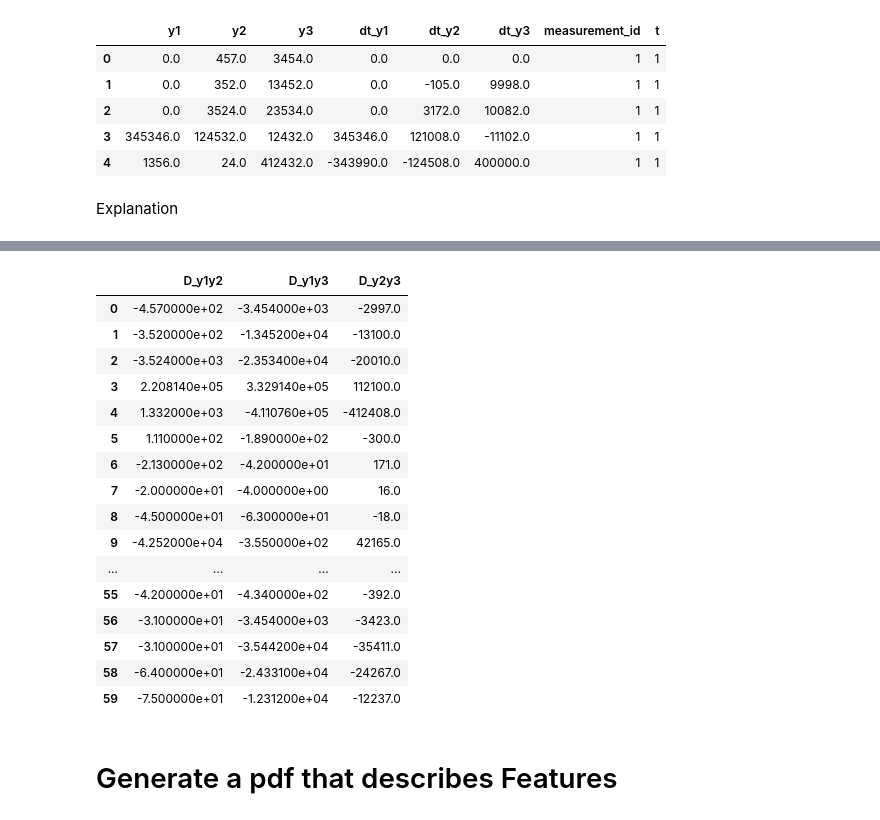
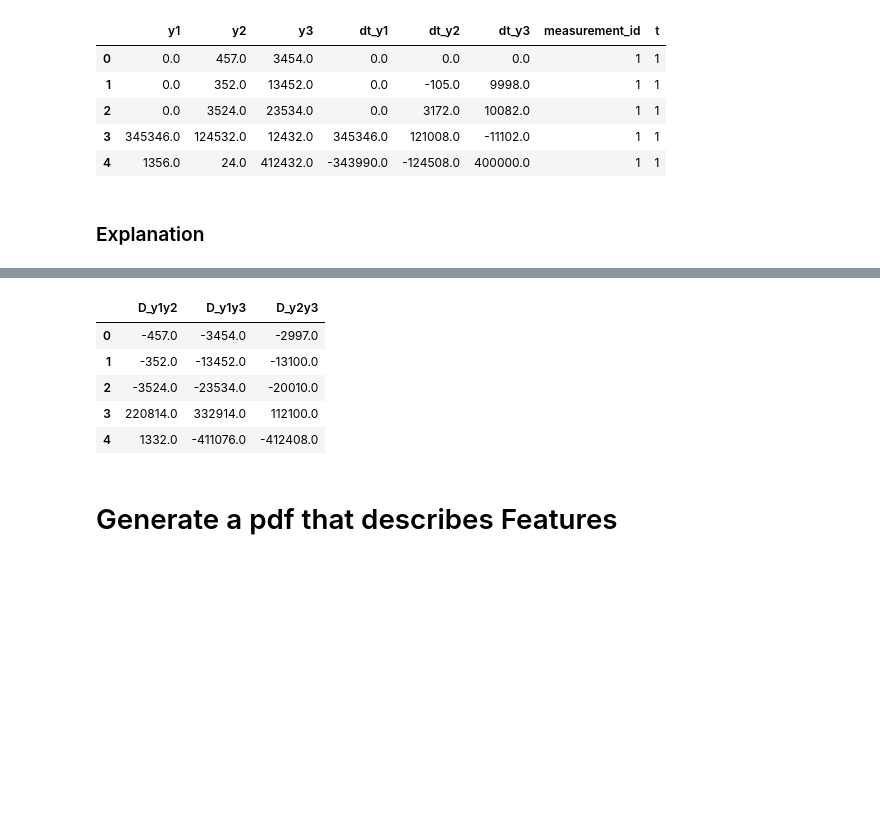
Before and after one commit to blue-yonder/tsfresh, a Jupyter notebook: notebooks/examples/06 tsfresh on tsfresh.ipynb, the cells around one changed output, grey strips where cells are left out. Saved outputs shown, nothing was run; the diff lists cells and outputs as text; code cells hidden in the pictures; blank space fills up the shorter version.

```diff
--- a/notebooks/examples/06 tsfresh on tsfresh.ipynb
+++ b/notebooks/examples/06 tsfresh on tsfresh.ipynb
@@ -270,8 +269,8 @@ display(new_input_ts.head())
 | 2 | 0.0 | 3524.0 | 23534.0 | 0.0 | 3172.0 | 10082.0 | 1 | 1 |
 | 3 | 345346.0 | 124532.0 | 12432.0 | 345346.0 | 121008.0 | -11102.0 | 1 | 1 |
 | 4 | 1356.0 | 24.0 | 412432.0 | -343990.0 | -124508.0 | 400000.0 | 1 | 1 |
-# %% [markdown]
-Explanation
+# %% [markdown]
+### Explanation
 # %%
 ## now compute the differences between all paris of time series in our data
 ts_diff_phase_diff = engineer_input_timeseries(ts_example,
@@ -290,24 +289,13 @@ display(ts_diff_phase_diff.head())
 # %%
 ## display the new columns compared with `new_input_ts`
 new_cols = list(ts_diff_phase_diff.columns.difference(new_input_ts.columns))
-display(ts_diff_phase_diff[new_cols])
+display(ts_diff_phase_diff[new_cols].head())
 # %% [output]
 |  | D_y1y2 | D_y1y3 | D_y2y3 |
-| 0 | -4.570000e+02 | -3.454000e+03 | -2997.0 |
-| 1 | -3.520000e+02 | -1.345200e+04 | -13100.0 |
-| 2 | -3.524000e+03 | -2.353400e+04 | -20010.0 |
-| 3 | 2.208140e+05 | 3.329140e+05 | 112100.0 |
-| 4 | 1.332000e+03 | -4.110760e+05 | -412408.0 |
-| 5 | 1.110000e+02 | -1.890000e+02 | -300.0 |
-| 6 | -2.130000e+02 | -4.200000e+01 | 171.0 |
-| 7 | -2.000000e+01 | -4.000000e+00 | 16.0 |
-| 8 | -4.500000e+01 | -6.300000e+01 | -18.0 |
-| 9 | -4.252000e+04 | -3.550000e+02 | 42165.0 |
-| ... | ... | ... | ... |
-| 55 | -4.200000e+01 | -4.340000e+02 | -392.0 |
-| 56 | -3.100000e+01 | -3.454000e+03 | -3423.0 |
-| 57 | -3.100000e+01 | -3.544200e+04 | -35411.0 |
-| 58 | -6.400000e+01 | -2.433100e+04 | -24267.0 |
-| 59 | -7.500000e+01 | -1.231200e+04 | -12237.0 |
+| 0 | -457.0 | -3454.0 | -2997.0 |
+| 1 | -352.0 | -13452.0 | -13100.0 |
+| 2 | -3524.0 | -23534.0 | -20010.0 |
+| 3 | 220814.0 | 332914.0 | 112100.0 |
+| 4 | 1332.0 | -411076.0 | -412408.0 |
 # %% [markdown]
 # Generate a pdf that describes Features
```
Also changed, not shown: parts of 5 cells of this notebook, 1 other file.
